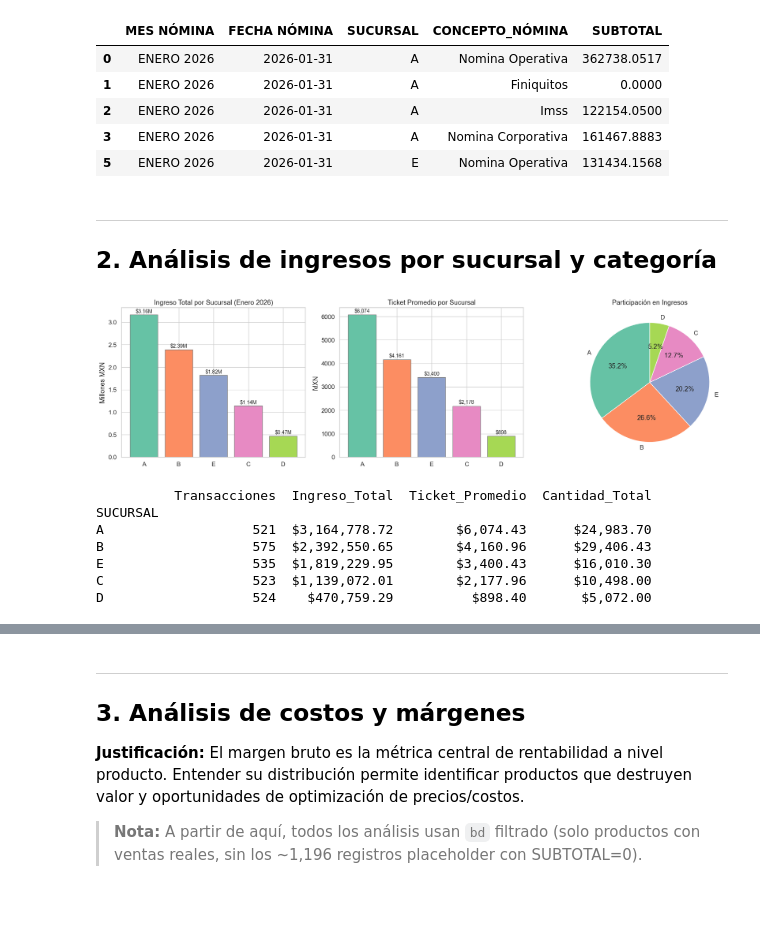
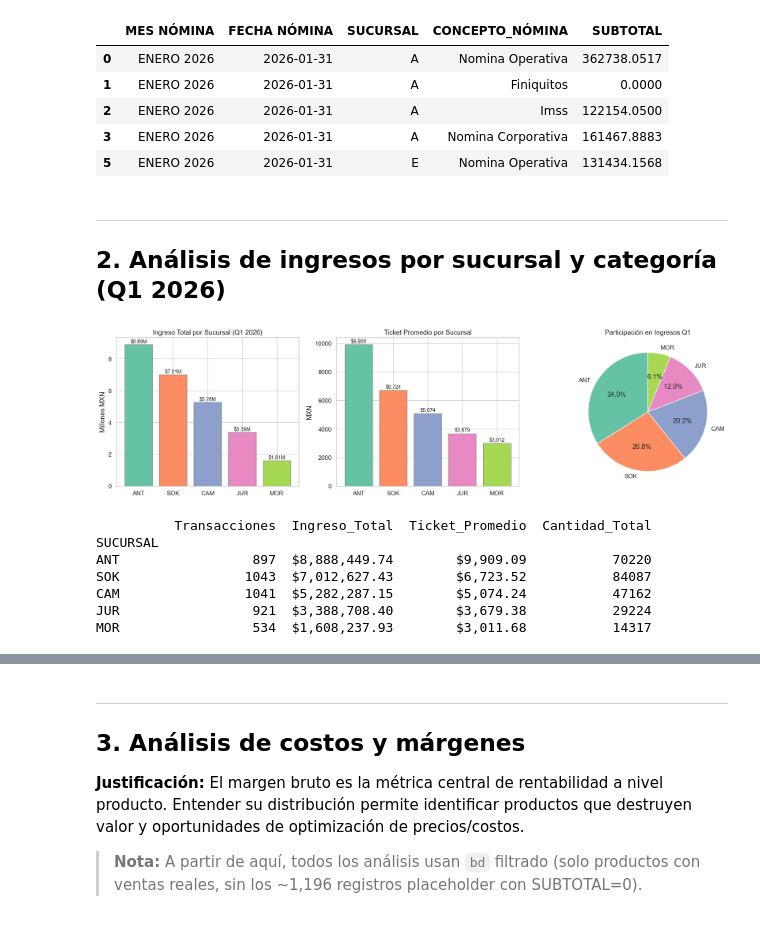
Before and after one commit to Emilio-Mtz-bit/FLI-Holding-Agents, a Jupyter notebook: eda.ipynb, the cells around one changed output, grey strips where cells are left out. Drawn from its saved outputs; the diff is of its cells as text; code cells hidden in the pictures.

```diff
--- a/eda.ipynb
+++ b/eda.ipynb
@@ -66,7 +92,7 @@ print(f"Glosario:    {glosario.shape}")
 # Eliminar columnas completamente vacías o irrelevantes
 drop_cols = ['FECHA VENTA', 'COL ESPECIAL 4', 'COL ESPECIAL 5', 'COL ESPECIAL 6',
              'COL ESPECIAL 2', 'COL ESPECIAL 3']
-bd = bd.drop(columns=[c for c in drop_cols if c in bd.columns])
+bd = bd_raw.drop(columns=[c for c in drop_cols if c in bd_raw.columns]).copy()
 
 # Renombrar columnas para claridad
 bd = bd.rename(columns={
@@ -76,15 +102,15 @@ bd = bd.rename(columns={
 
 # Variables derivadas
 bd['PRECIO_UNITARIO'] = np.where(bd['CANTIDAD'] > 0, bd['SUBTOTAL'] / bd['CANTIDAD'], 0)
-bd['COSTO_UNITARIO'] = np.where(bd['CANTIDAD'] > 0, bd['COSTO TOTAL SIN IVA'] / bd['CANTIDAD'], 0)
+bd['COSTO_UNITARIO']  = np.where(bd['CANTIDAD'] > 0, bd['COSTO TOTAL SIN IVA'] / bd['CANTIDAD'], 0)
+
+# Orden de meses para visualizaciones
+MES_ORDER = ['ENERO 2026', 'FEBRERO 2026', 'MARZO 2026']
 
 print("Columnas finales BD:", bd.shape[1])
-print("\nTipos de datos clave:")
-print(bd[['SUCURSAL', 'SUBCATEGORÍA 1', 'CANTIDAD', 'SUBTOTAL', 'TOTAL',
-           'COSTO TOTAL SIN IVA', 'UTILIDAD BRUTA', 'MARGEN BRUTO']].dtypes)
-print(f"\nRegistros: {len(bd)}")
-print(f"Productos únicos (SUBCATEGORÍA 2): {bd['SUBCATEGORÍA 2'].nunique()}")
-print(f"Sucursales: {sorted(bd['SUCURSAL'].unique())}")
+print(f"\nRegistros totales: {len(bd)}")
+print(f"Meses cubiertos:   {sorted(bd['MES'].unique())}")
+print(f"Sucursales:        {sorted(bd['SUCURSAL'].unique())}")
 bd.head(3)
 # %% [output]
 Columnas finales BD: 64
@@ -213,53 +266,49 @@ NÓMINA después de limpieza: (24, 5)
 | 5 | ENERO 2026 | 2026-01-31 | E | Nomina Operativa | 131434.1568 |
 # %% [markdown]
 ---
-## 2. Análisis de ingresos por sucursal y categoría
+## 2. Análisis de ingresos por sucursal y categoría (Q1 2026)
 # %%
-# --- 2.1 Revenue por sucursal ---
+# --- 2.1 Revenue por sucursal (Q1 agregado) ---
 rev_suc = bd.groupby('SUCURSAL').agg(
     Transacciones=('SUBTOTAL', 'count'),
     Ingreso_Total=('SUBTOTAL', 'sum'),
     Ticket_Promedio=('SUBTOTAL', 'mean'),
     Cantidad_Total=('CANTIDAD', 'sum'),
 ).sort_values('Ingreso_Total', ascending=False)
 
 fig, axes = plt.subplots(1, 3, figsize=(18, 5))
+colors = sns.color_palette('Set2', n_colors=5)
 
-# Barplot de ingresos
-colors = sns.color_palette('Set2', n_colors=5)
 bars = axes[0].bar(rev_suc.index, rev_suc['Ingreso_Total'] / 1e6, color=colors, edgecolor='gray')
-axes[0].set_title('Ingreso Total por Sucursal (Enero 2026)')
+axes[0].set_title('Ingreso Total por Sucursal (Q1 2026)')
 axes[0].set_ylabel('Millones MXN')
 for bar, val in zip(bars, rev_suc['Ingreso_Total']):
     axes[0].text(bar.get_x() + bar.get_width()/2, bar.get_height() + 0.02,
                  f'${val/1e6:.2f}M', ha='center', va='bottom', fontsize=10)
 
-# Ticket promedio
 bars2 = axes[1].bar(rev_suc.index, rev_suc['Ticket_Promedio'], color=colors, edgecolor='gray')
 axes[1].set_title('Ticket Promedio por Sucursal')
 axes[1].set_ylabel('MXN')
 for bar, val in zip(bars2, rev_suc['Ticket_Promedio']):
     axes[1].text(bar.get_x() + bar.get_width()/2, bar.get_height() + 50,
                  f'${val:,.0f}', ha='center', va='bottom', fontsize=10)
 
-# Pie de participación
 axes[2].pie(rev_suc['Ingreso_Total'], labels=rev_suc.index, autopct='%1.1f%%',
             colors=colors, startangle=90)
-axes[2].set_title('Participación en Ingresos')
+axes[2].set_title('Participación en Ingresos Q1')
 
 plt.tight_layout()
 plt.show()
-
 print(rev_suc.to_string(float_format='${:,.2f}'.format))
 # %% [output]
-[figure, old version]
+[figure, new version]
           Transacciones  Ingreso_Total  Ticket_Promedio  Cantidad_Total
 SUCURSAL
-A                   521  $3,164,778.72        $6,074.43      $24,983.70
-B                   575  $2,392,550.65        $4,160.96      $29,406.43
-E                   535  $1,819,229.95        $3,400.43      $16,010.30
-C                   523  $1,139,072.01        $2,177.96      $10,498.00
-D                   524    $470,759.29          $898.40       $5,072.00
+ANT                 897  $8,888,449.74        $9,909.09           70220
+SOK                1043  $7,012,627.43        $6,723.52           84087
+CAM                1041  $5,282,287.15        $5,074.24           47162
+JUR                 921  $3,388,708.40        $3,679.38           29224
+MOR                 534  $1,608,237.93        $3,011.68           14317
 # %%
 # --- 2.2 Revenue por categoría de producto (SUBCATEGORÍA 1) ---
 rev_cat = bd.groupby('SUBCATEGORÍA 1').agg(
```
Also changed, not shown: parts of 24 cells of this notebook, 1 other file.
